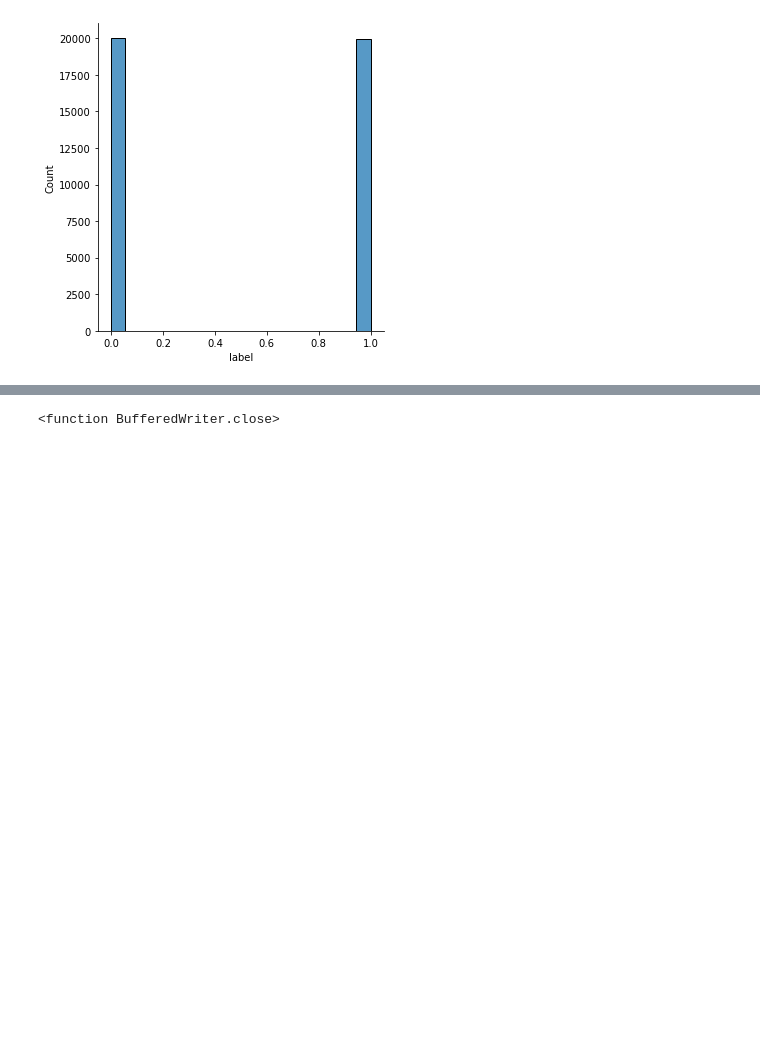
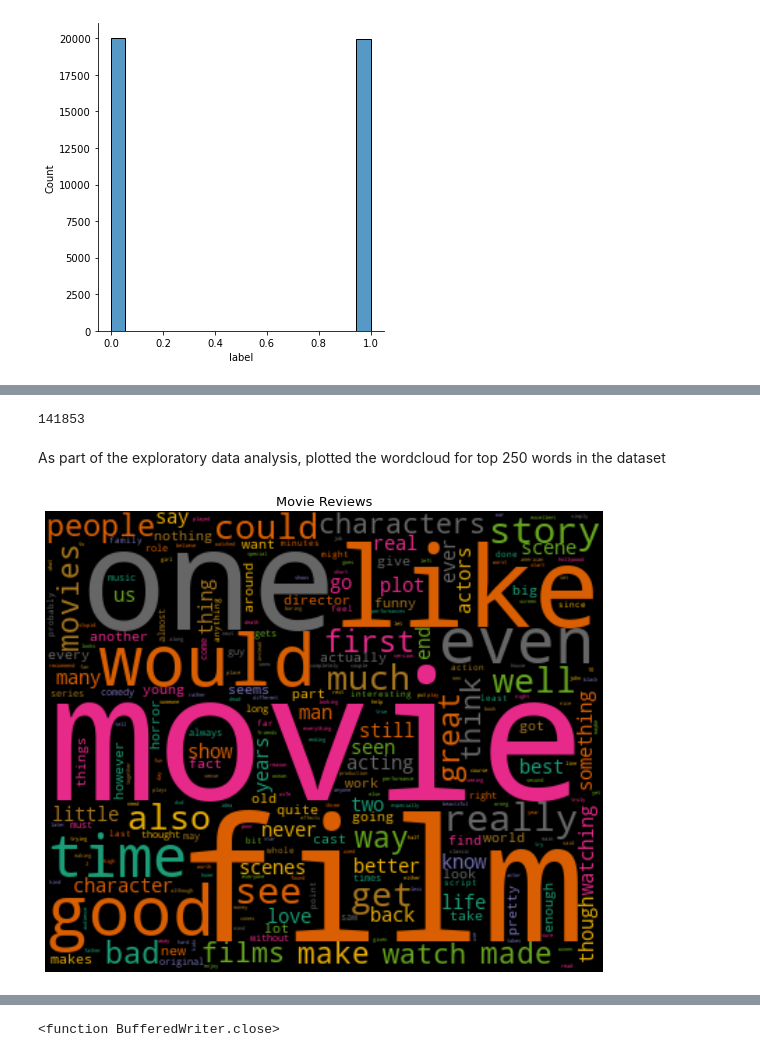
Before and after one commit to geradivij/IMDb-Sentiment-Analysis, a Jupyter notebook: Sentiment_Analysis(Naive-Bayes).ipynb, the cells around one changed output, grey strips where cells are left out. Saved outputs shown, nothing was run; the diff lists cells and outputs as text; code cells hidden in the pictures; blank space fills up the shorter version.

Commit message:
Added code for better cleaning of text data as well as pickle files to reduce computation.

```diff
--- a/Sentiment_Analysis(Naive-Bayes).ipynb
+++ b/Sentiment_Analysis(Naive-Bayes).ipynb
@@ -49,0 +60,3 @@ df.info
+# %%
+for index, text in enumerate(df['text'][79:83]):
+    print(text)
@@ -49,0 +125,8 @@ df.info
+# %%
+for ind in df.index:
+    review = df['text'][ind]
+    review = review.replace('<br />',' ')
+    review = expand_contractions(review)
+    review = remove_numbers(review)
+    review = remove_punctuation(review)
+    df['text'][ind] = review
@@ -49,0 +140,3 @@ df.info
+# %%
+from nltk.corpus import stopwords
+stop_words = set(stopwords.words('english'))
@@ -52,8 +148,11 @@ documents = []
 all_words = []
 for ind in df.index:
     review = df['text'][ind]
-    word_in_rev = word_tokenize(review)
-    for w in word_in_rev:
-        all_words.append(w.lower())
+    word_tokens = word_tokenize(review)
+    word_in_rev = []
+    for w in word_tokens:
+        if w.lower() not in stop_words:
+            word_in_rev.append(w.lower())
+            all_words.append(w.lower())
     category_in_rev = df['label'][ind]
     documents.append((word_in_rev, category_in_rev))
@@ -60,4 +163,23 @@ for ind in df.index:
 # %%
 all_words = nltk.FreqDist(all_words)
+# %%
+print(len(all_words))
+# %% [output]
+141853
+# %% [markdown]
+As part of the exploratory data analysis, plotted the wordcloud for top 250 words in the dataset
+# %%
+# Function for generating word clouds
+def generate_wordcloud(data,title):
+  wc = WordCloud(width=400, height=330, max_words=250,colormap="Dark2").generate_from_frequencies(data)
+  plt.figure(figsize=(10,38))
+  plt.imshow(wc, interpolation='bilinear')
+  plt.axis("off")
+  plt.title('\n'.join(wrap(title,60)),fontsize=13)
+  plt.show()
+
+generate_wordcloud(all_words, 'Movie Reviews')
+# %% [output]
+[figure, added]
 # %%
 words_as_feats = list(all_words.keys())[:5000]
```
Also changed, not shown: parts of 26 cells of this notebook, 5 other files.
